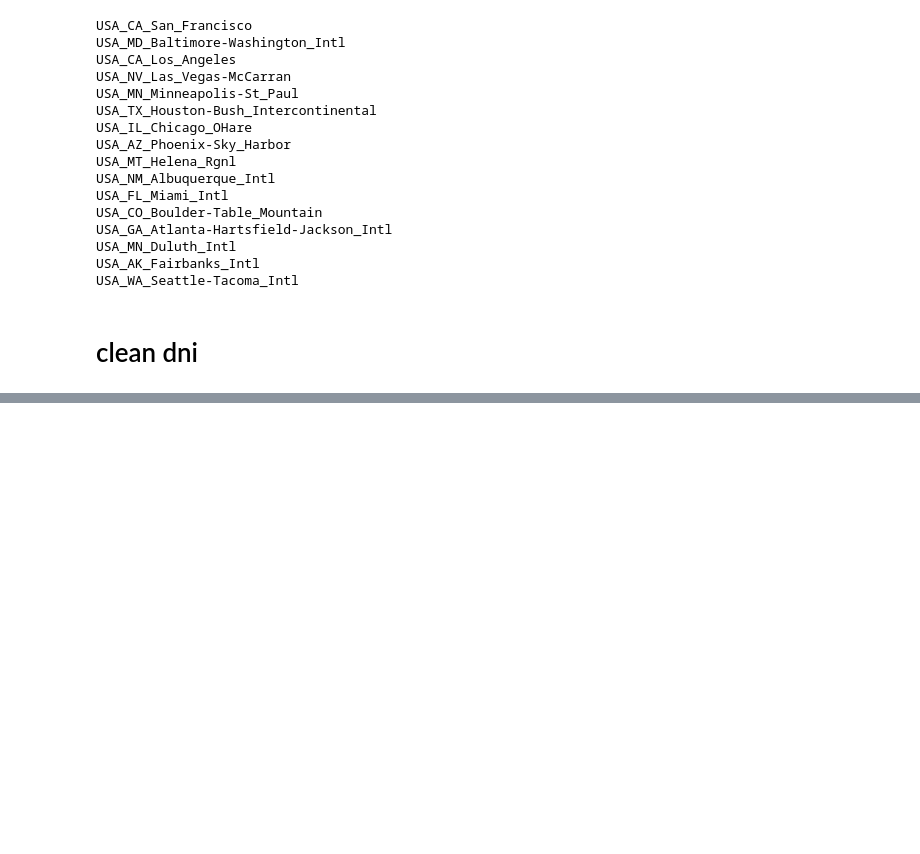
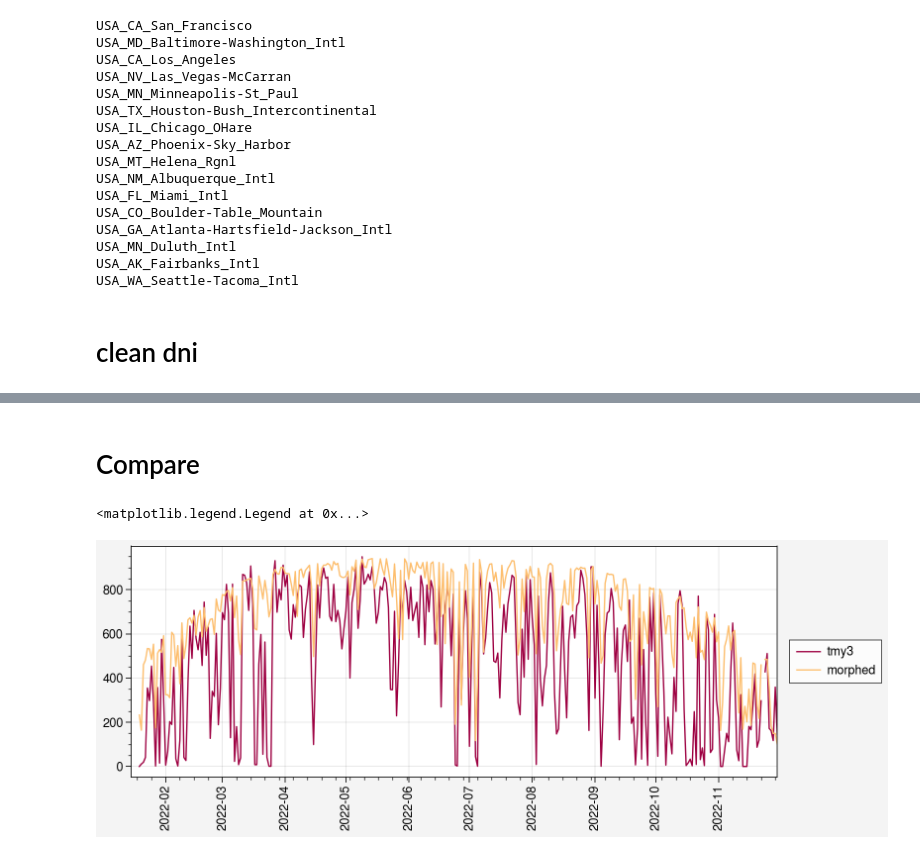
Before and after one commit to architecture-building-systems/cmip6_and_buildings, a Jupyter notebook: notebooks/00_download_tm3.ipynb, the cells around one changed output, grey strips where cells are left out. Cells and saved outputs as stored; diff of their text form; code cells hidden in the pictures; blank space fills up the shorter version.

```diff
--- a/notebooks/00_download_tm3.ipynb
+++ b/notebooks/00_download_tm3.ipynb
@@ -118,3 +115,26 @@ for fname in tmy3_epw_files:
 
     dst_name = fname.replace('tmy3','tmy3_corrected')
     out_epw(base_epw, dst_name)
+# %% [markdown]
+# Compare
+# %%
+cz = '3b'
+
+baseline = f"/Users/jmccarty/GitHub/cmip6_and_buildings/weather_files/morphed/{cz}/historical/EPWs/baseline.epw"
+tmy3 = f"/Users/jmccarty/GitHub/cmip6_and_buildings/weather_files/tmy3/{cz}.epw"
+morphed = f"/Users/jmccarty/GitHub/cmip6_and_buildings/weather_files/morphed/{cz}/ssp245/EPWs/ssp245_50_2065-2095.epw"
+
+baseline = utils.tmy_to_dataframe(baseline)['dirnorrad_Whm2'].rename('modified').reset_index(drop=True)
+tmy3 = utils.tmy_to_dataframe(tmy3)['dirnorrad_Whm2'].rename('tmy3').reset_index(drop=True)
+morphed = utils.tmy_to_dataframe(morphed)['dirnorrad_Whm2'].rename('morphed').reset_index(drop=True)
+
+df = pd.concat([baseline,tmy3,morphed],axis=1)
+df.set_index(utils.ts_8760(),inplace=True)
+fig, axe = pplt.subplots(figsize=(8,3))
+
+axe[0].line(df[df['morphed']>0].resample('D').max(), lw=1, cycle=pplt.Cycle('spectral',4))
+
+fig.legend(loc='right',ncols=1)
+# %% [output]
+<matplotlib.legend.Legend at 0x...>
+[figure, added]
```
Also changed, not shown: parts of 2 cells of this notebook, 5 other files.
